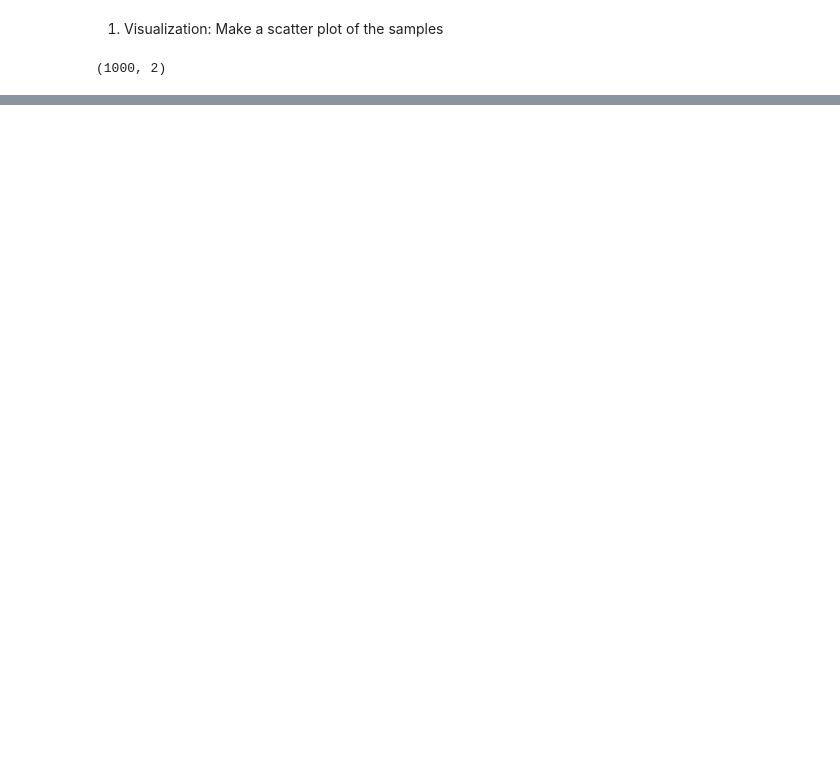
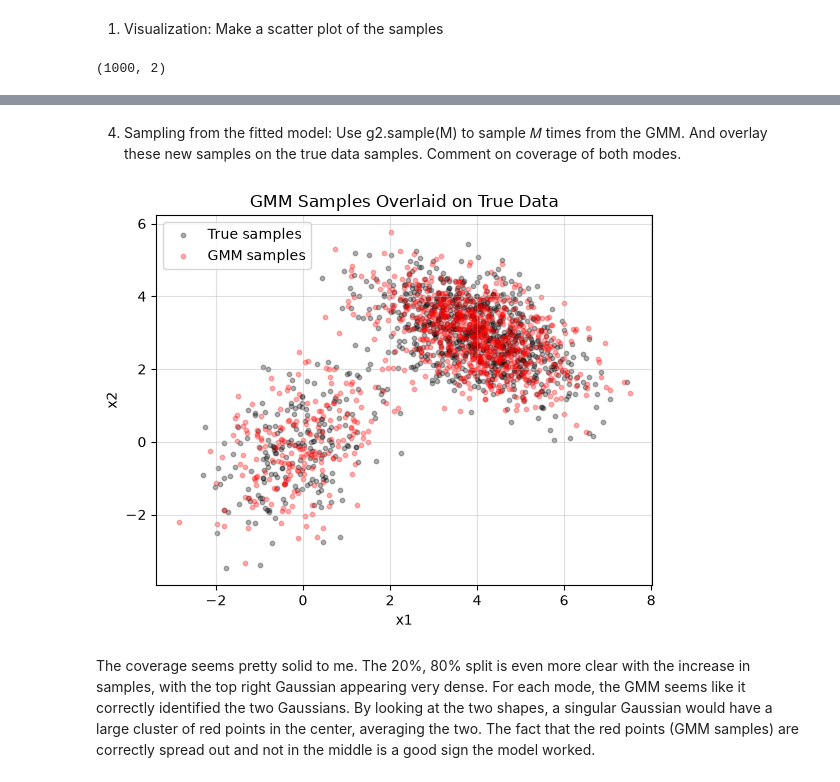
Before and after one commit to Dueling-W/SciML-GirardW-Fall26, a Jupyter notebook: Homework/Homework 4/HW4-Coding-GirardW.ipynb, the cells around one changed output, grey strips where cells are left out. Drawn from its saved outputs; the diff is of its cells as text; code cells hidden in the pictures; blank space fills up the shorter version.

```diff
--- a/Homework/Homework 4/HW4-Coding-GirardW.ipynb
+++ b/Homework/Homework 4/HW4-Coding-GirardW.ipynb
@@ -159,0 +255,8 @@ plt.show()
+# %%
+X = np.vstack([X_1, X_2])  # necessary for GMM
+
+gk1 = GaussianMixture(n_components=1, covariance_type='full',
+n_init=10, random_state=0).fit(X)
+
+gk2 = GaussianMixture(n_components=2, covariance_type='full',
+n_init=10, random_state=0).fit(X)
@@ -159,0 +322,17 @@ plt.show()
+# %% [markdown]
+4. Sampling from the fitted model: Use g2.sample(M) to sample 𝑀 times from the GMM. And overlay these new samples on the true data samples. Comment on coverage of both modes.
+# %%
+X_gmm, _ = gk2.sample(N)
+X_true = np.vstack([X_1, X_2])
+
+plt.scatter(X_true[:, 0], X_true[:, 1], color='black', alpha=0.3, s=10, label='True samples')
+plt.scatter(X_gmm[:, 0], X_gmm[:, 1], color='red', alpha=0.3, s=10, label='GMM samples')
+plt.title("GMM Samples Overlaid on True Data")
+plt.xlabel("x1"); plt.ylabel("x2")
+plt.grid(alpha=0.4)
+plt.legend()
+plt.show()
+# %% [output]
+[figure, added]
+# %% [markdown]
+The coverage seems pretty solid to me. The 20%, 80% split is even more clear with the increase in samples, with the top right Gaussian appearing very dense. For each mode, the GMM seems like it correctly identified the two Gaussians. By looking at the two shapes, a singular Gaussian would have a large cluster of red points in the center, averaging the two. The fact that the red points (GMM samples) are correctly spread out and not in the middle is a good sign the model worked.
```
Also changed, not shown: parts of 87 cells of this notebook.
